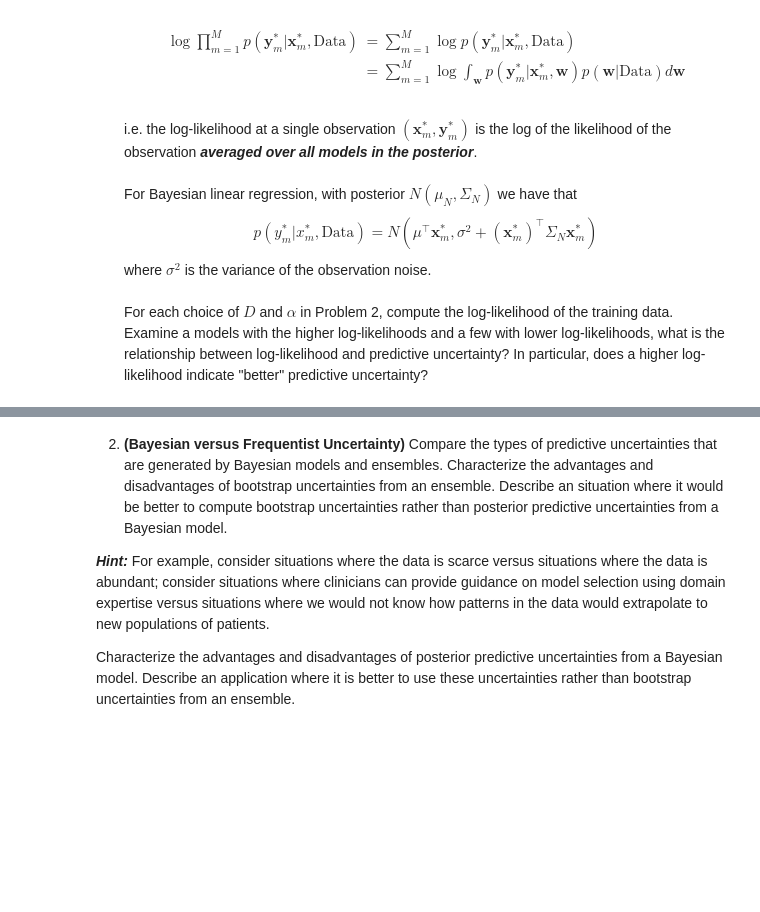
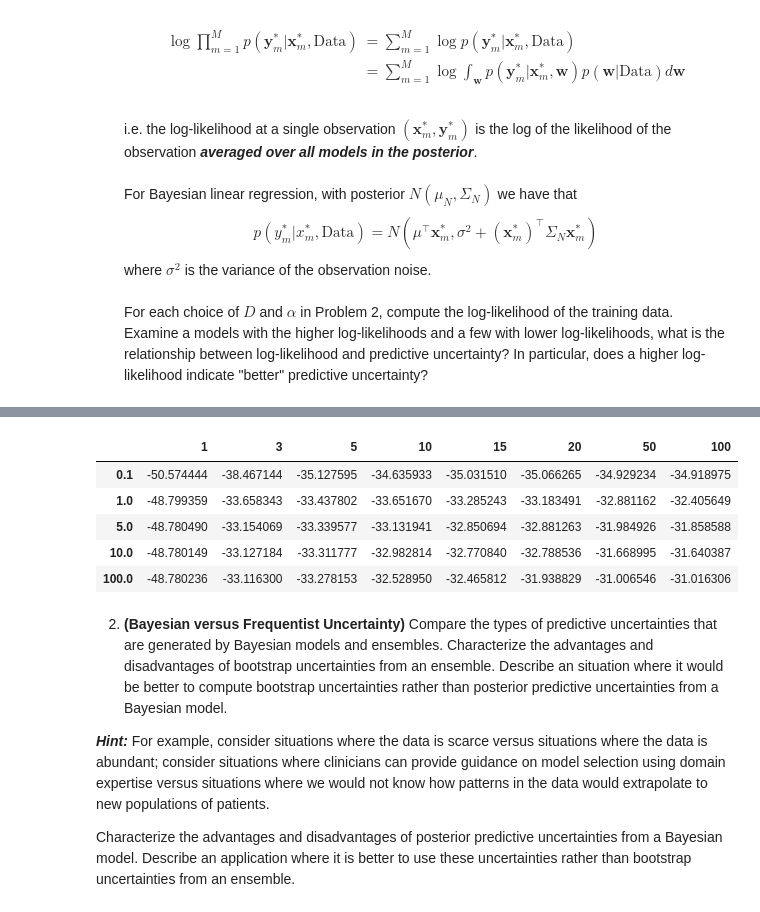
Before and after one commit to chihuangliu/ELEC70122_ML_for_Safety_Critical_Decision_Making, a Jupyter notebook: ELEC70122_HW1.ipynb, the cells around one changed output, grey strips where cells are left out. Cells and saved outputs as stored; diff of their text form; code cells hidden in the pictures; blank space fills up the shorter version.

```diff
--- a/ELEC70122_HW1.ipynb
+++ b/ELEC70122_HW1.ipynb
@@ -436,3 +592,47 @@ For each choice of $D$ and $\alpha$ in Problem 2, compute the log-likelihood of
+# %%
+from scipy.stats import norm
+
+
+def log_likelihood(D, alpha, x_train, y_train, noise_var=0.3):
+    poly = PolynomialFeatures(D)
+    Phi = poly.fit_transform(x_train.reshape(-1, 1))
+
+    D_features = Phi.shape[1]
+    prior_precision = (1.0 / alpha) * np.eye(D_features)
+    likelihood_precision = (1.0 / noise_var) * (Phi.T @ Phi)
+
+    posterior_precision = prior_precision + likelihood_precision
+    Sigma_N = np.linalg.inv(posterior_precision)
+    mu_N = (1.0 / noise_var) * Sigma_N @ Phi.T @ y_train.reshape(-1, 1)
+
+    predictive_mean = Phi @ mu_N
+    predictive_var = noise_var + np.sum((Phi @ Sigma_N) * Phi, axis=1)
+    predictive_std = np.sqrt(predictive_var)
+
+    log_likelihoods = norm.logpdf(
+        y_train.flatten(), loc=predictive_mean.flatten(), scale=predictive_std
+    )
+
+    return np.sum(log_likelihoods)
+
+
+Ds = [1, 3, 5, 10, 15, 20, 50, 100]
+alphas = [0.1, 1, 5, 10, 100]
+log_likelihood_matrix = np.empty((len(alphas), len(Ds)))
+for i, alpha in enumerate(alphas):
+    for j, D in enumerate(Ds):
+        log_likelihood_matrix[i, j] = log_likelihood(
+            D, alpha, x_train, y_train, noise_var=0.3
+        )
+
+pd.DataFrame(log_likelihood_matrix, index=alphas, columns=Ds)
+# %% [output]
+|  | 1 | 3 | 5 | 10 | 15 | 20 | 50 | 100 |
+| 0.1 | -50.574444 | -38.467144 | -35.127595 | -34.635933 | -35.031510 | -35.066265 | -34.929234 | -34.918975 |
+| 1.0 | -48.799359 | -33.658343 | -33.437802 | -33.651670 | -33.285243 | -33.183491 | -32.881162 | -32.405649 |
+| 5.0 | -48.780490 | -33.154069 | -33.339577 | -33.131941 | -32.850694 | -32.881263 | -31.984926 | -31.858588 |
+| 10.0 | -48.780149 | -33.127184 | -33.311777 | -32.982814 | -32.770840 | -32.788536 | -31.668995 | -31.640387 |
+| 100.0 | -48.780236 | -33.116300 | -33.278153 | -32.528950 | -32.465812 | -31.938829 | -31.006546 | -31.016306 |
 # %% [markdown]
 2. **(Bayesian versus Frequentist Uncertainty)** Compare the types of predictive uncertainties that are generated by Bayesian models and ensembles. Characterize the advantages and disadvantages of bootstrap uncertainties from an ensemble. Describe an situation where it would be better to compute bootstrap uncertainties rather than posterior predictive uncertainties from a Bayesian model.
 
```
Also changed, not shown: parts of 15 cells of this notebook.
